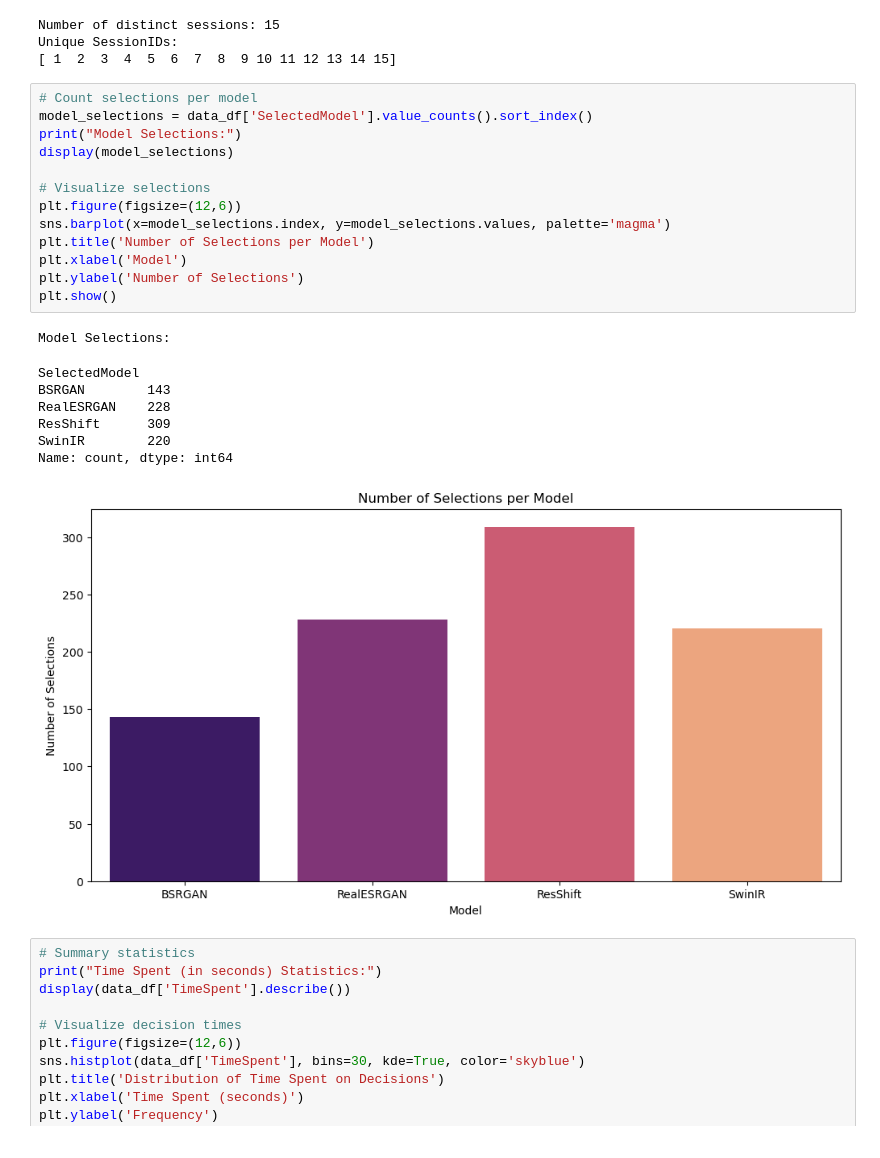
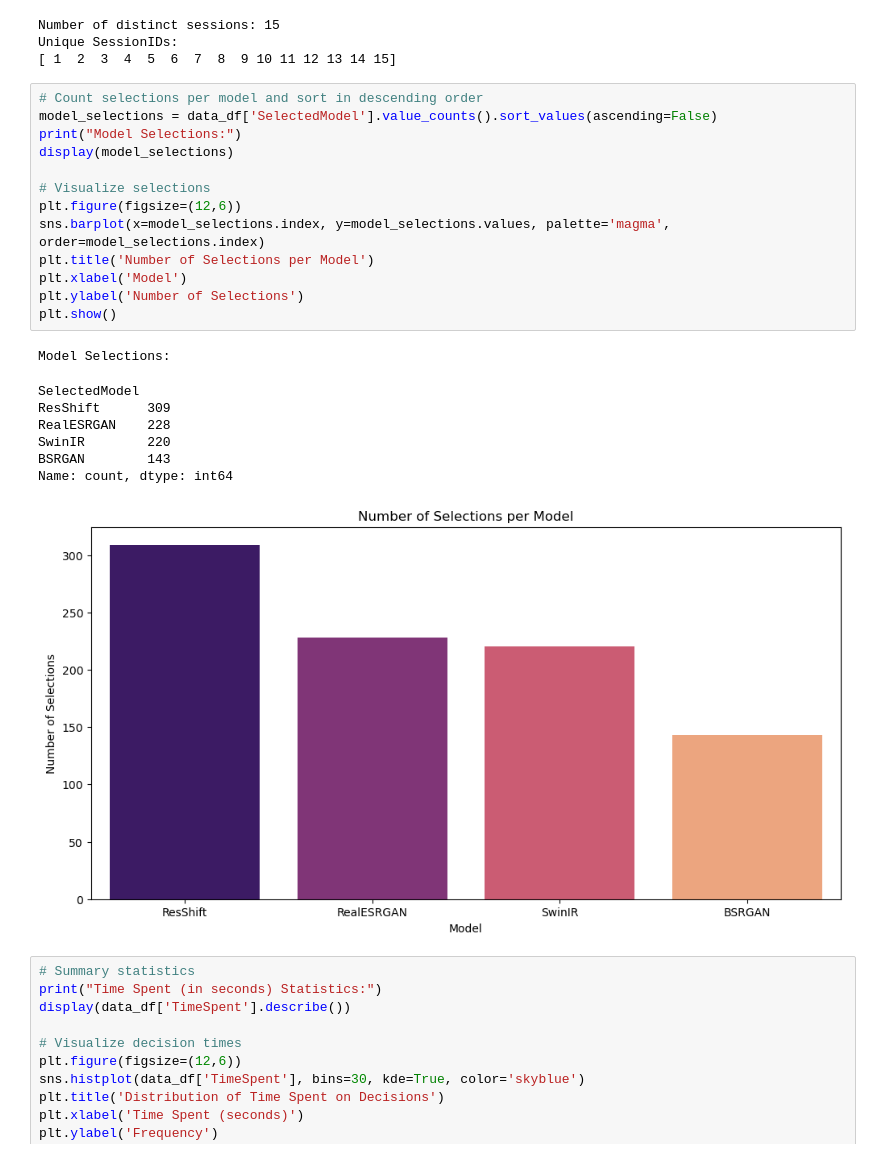
Before and after one commit to hamzafer/super-resolution-color, a Jupyter notebook: visualize_onsite_exp.ipynb, the cells around one changed output. Drawn from its saved outputs; the diff is of its cells as text.

```diff
--- a/visualize_onsite_exp.ipynb
+++ b/visualize_onsite_exp.ipynb
@@ -279,27 +279,27 @@ Number of distinct sessions: 15
 Unique SessionIDs:
 [ 1  2  3  4  5  6  7  8  9 10 11 12 13 14 15]
 # %%
-# Count selections per model
-model_selections = data_df['SelectedModel'].value_counts().sort_index()
+# Count selections per model and sort in descending order
+model_selections = data_df['SelectedModel'].value_counts().sort_values(ascending=False)
 print("Model Selections:")
 display(model_selections)
 
 # Visualize selections
 plt.figure(figsize=(12,6))
-sns.barplot(x=model_selections.index, y=model_selections.values, palette='magma')
+sns.barplot(x=model_selections.index, y=model_selections.values, palette='magma', order=model_selections.index)
 plt.title('Number of Selections per Model')
 plt.xlabel('Model')
 plt.ylabel('Number of Selections')
 plt.show()
 # %% [output]
 Model Selections:
 SelectedModel
+ResShift      309
+RealESRGAN    228
+SwinIR        220
 BSRGAN        143
-RealESRGAN    228
-ResShift      309
-SwinIR        220
 Name: count, dtype: int64
-[figure, old version]
+[figure, new version]
 # %%
 # Summary statistics
 print("Time Spent (in seconds) Statistics:")
```
Also changed, not shown: parts of 16 cells of this notebook, 2 other files.
